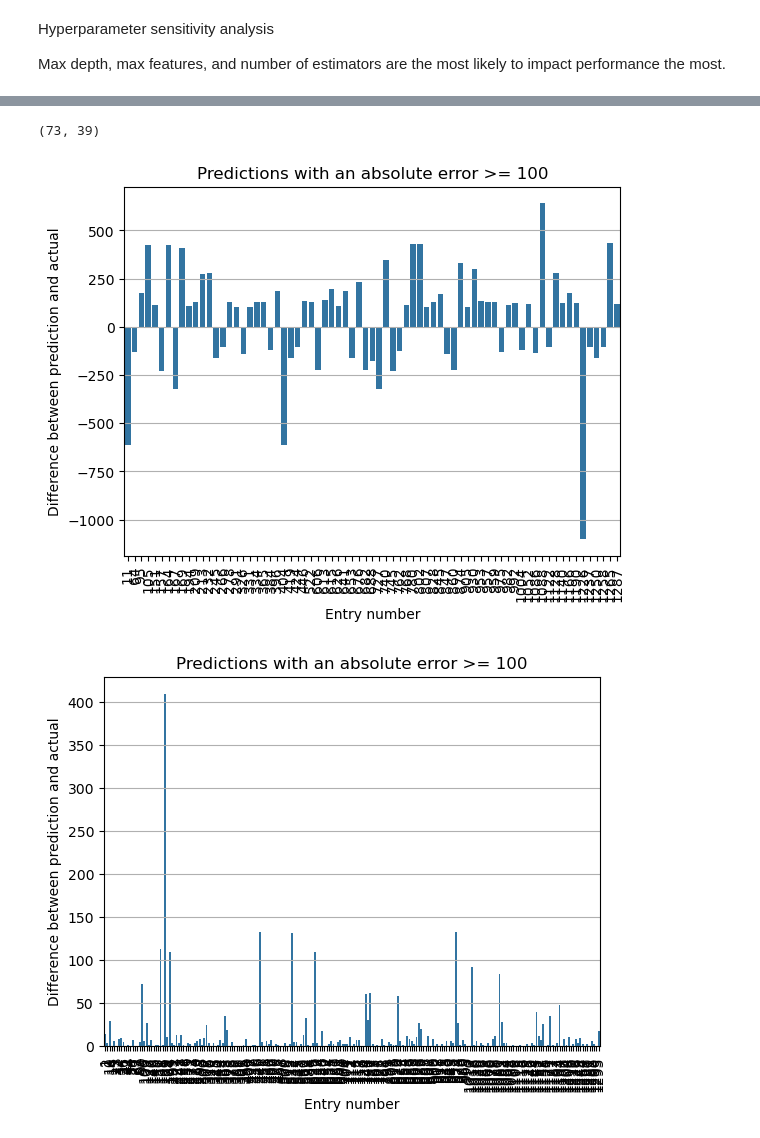
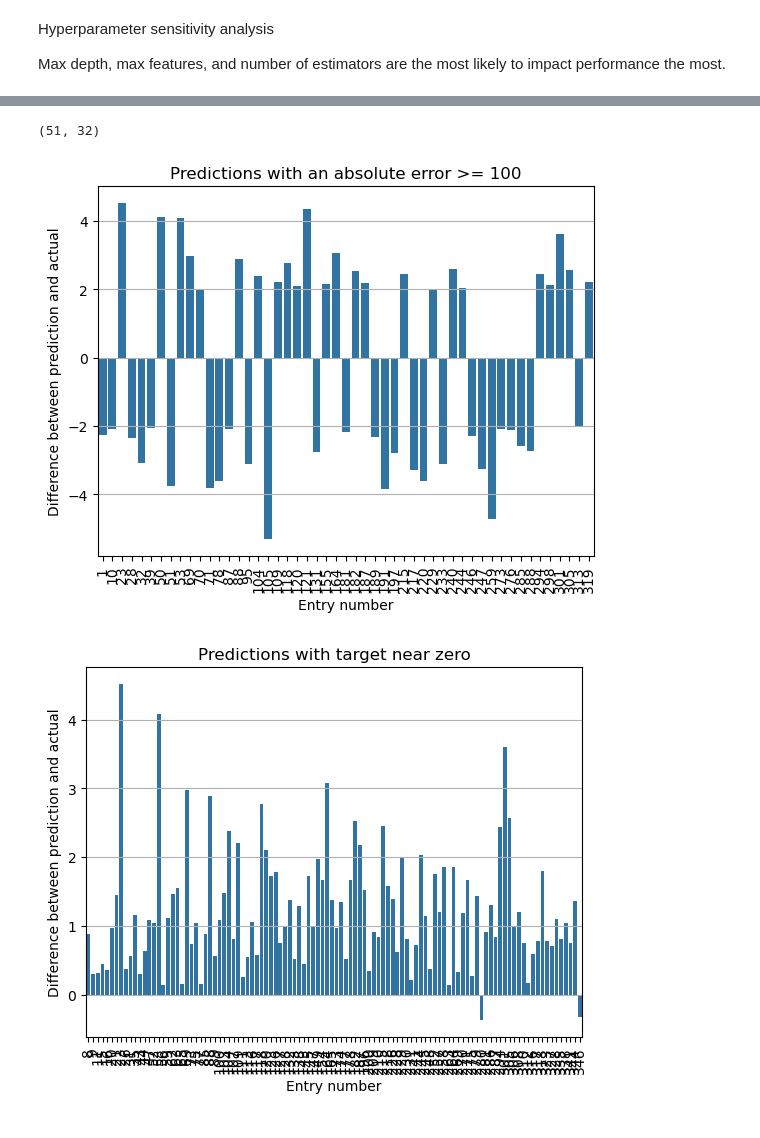
Before and after one commit to MADS696ss25group4/milestone2, a Jupyter notebook: Supervised_Models copy.ipynb, the cells around one changed output, grey strips where cells are left out. Cells and saved outputs as stored; diff of their text form; code cells hidden in the pictures.

Commit message:
updated notebook to remove data leakage cause

```diff
--- a/Supervised_Models copy.ipynb
+++ b/Supervised_Models copy.ipynb
@@ -962,7 +1040,10 @@ df_results4 = pd.DataFrame(results,
 # Save the results for later use as the analysis takes an hour to run
 df_results4.to_csv('df_results4.csv')
 # %%
-Z_grid = df_results4.pivot_table(index='model_depth', columns='model_features', values='mean_mae').sort_index(ascending=True)
+Z_grid = df_results4.pivot_table(index='model_depth',
+                                 columns='model_features',
+                                 values='mean_mae',
+                                 ).sort_index(ascending=True)
 x = Z_grid.columns.values
 y = Z_grid.index.values
 z = Z_grid.values
@@ -985,6 +1073,6 @@ ValueError: Mime type rendering requires nbformat>=4.2.0 but it is not installed
 # %%
-new_best_model_rfr = RandomForestRegressor(max_depth=22,
-                                    max_features=5,
+new_best_model_rfr = RandomForestRegressor(max_depth=24,
+                                    max_features=18,
                                     n_estimators=135,
                                     random_state=0,
                                     n_jobs = -1,
@@ -1063,7 +1151,8 @@ Tight layout not applied. The bottom and top margins cannot be made large enough
 # %%
 states = list(range(1,11))
 learning_curves = []
-ratios = np.linspace(20, 95, 16)/100
+ratios = [.3, .4, .5, .6, .7, .8, .9]
+
 
 for j in ratios:
     states = list(range(1,11))
@@ -1227,7 +1307,9 @@ for item_list in drop_list:
     preprocessor = ColumnTransformer(
         transformers=[
             ('quant', Normalizer(), _quants),
-            ('cat', OneHotEncoder(sparse_output=False).set_output(transform='pandas'), _categories)
+            ('cat', OneHotEncoder(sparse_output=False,
+                                  handle_unknown='infrequent_if_exist',
+                                  ).set_output(transform='pandas'), _categories)
         ]
     ).set_output(transform='pandas')
     pipe1 = Pipeline(steps=
@@ -1250,7 +1332,7 @@ for item_list in drop_list:
         score_list.append(rf_score)
     print(item_list)
     print(score_list)
-    print(-np.mean(score_list))
+    print(np.mean(score_list))
     print(np.std(score_list))
 # %% [output]
 ['Estimate!!HOUSING OCCUPANCY!!Total housing units', 'Estimate!!HOUSING OCCUPANCY!!Total housing units!!Occupied housing units']
@@ -1297,8 +1379,8 @@ df_compare
 <img alt='Created in deepnote.com' style='display:inline;max-height:16px;margin:0px;margin-right:7.5px;' src='embedded-picture-1' > </img>
 Created in <span style='font-weight:600;margin-left:4px;'>Deepnote</span></a>
 # %%
-print(df_compare[df_compare['delta'].abs()>100].shape)
-sns.barplot(data = df_compare[df_compare['delta'].abs()>100],
+print(df_compare[df_compare['delta'].abs()>2].shape)
+sns.barplot(data = df_compare[df_compare['delta'].abs()>2],
             x = 'entry',
             y='delta'
             )
@@ -1309,19 +1391,19 @@ plt.xticks(rotation=90)
 plt.grid(axis='y')
 plt.show()
 # %% [output]
-(73, 39)
+(51, 32)
-[figure, old version]
+[figure, new version]
 # %%
-sns.barplot(data = df_compare[df_compare['target']==0],
+sns.barplot(data = df_compare[df_compare['target']<1.01],
             x = 'entry',
             y='delta'
             )
-plt.title('Predictions with an absolute error >= 100')
+plt.title('Predictions with target near zero')
 plt.ylabel('Difference between prediction and actual')
 plt.xlabel('Entry number')
 plt.xticks(rotation=90)
 plt.grid(axis='y')
 plt.show()
 # %% [output]
-[figure, old version]
+[figure, new version]
 # %%
```
Also changed, not shown: parts of 47 cells of this notebook.
